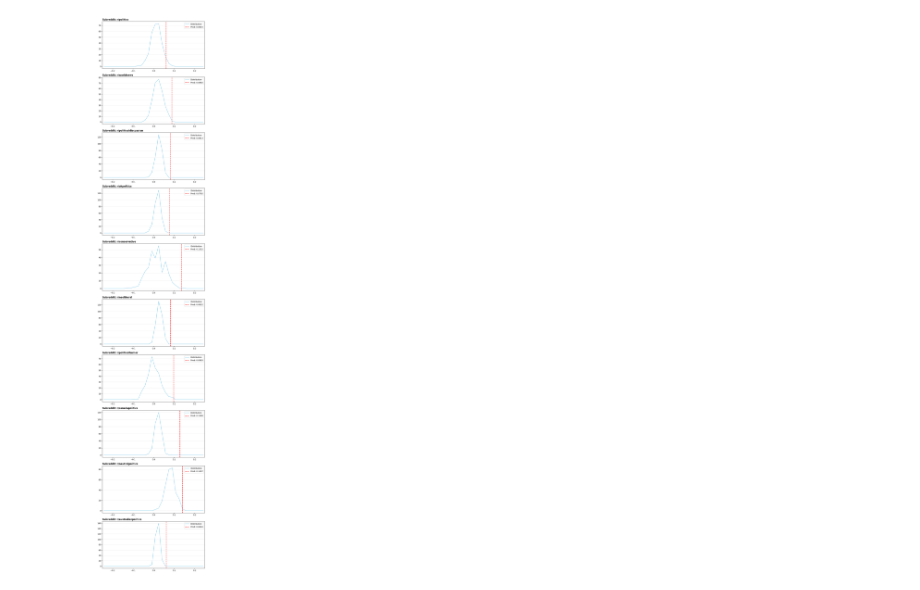
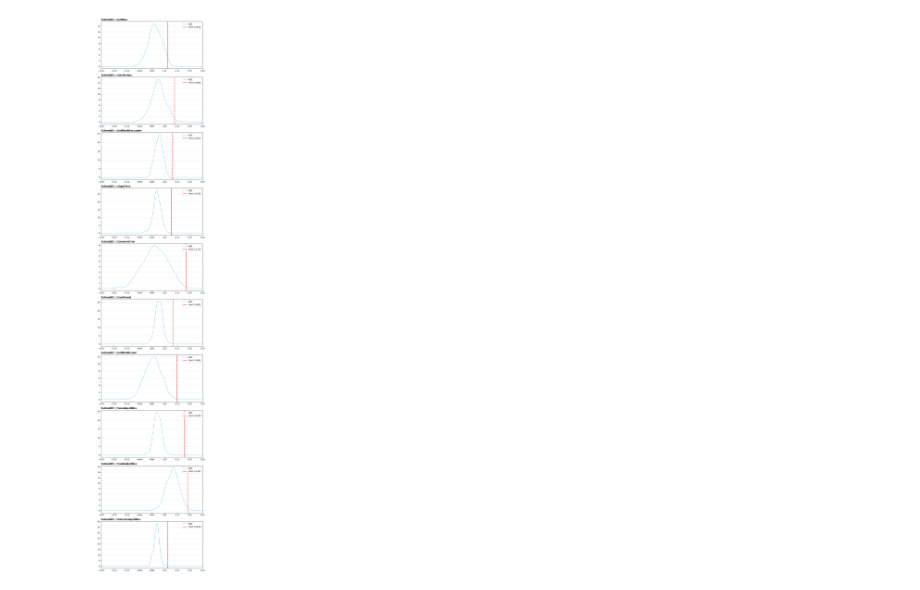
Before and after one commit to gsscala/reddit-graph, a Jupyter notebook: individual_graphs_analysis/ind_graphs.ipynb, the cells around one changed output. Saved outputs shown, nothing was run; the diff lists cells and outputs as text; code cells hidden in the pictures.

Commit message:
estimating distribution

```diff
--- a/individual_graphs_analysis/ind_graphs.ipynb
+++ b/individual_graphs_analysis/ind_graphs.ipynb
@@ -47,7 +31,9 @@ df
+# %%
+null_triangles = calculate_triangles_null_graph(graphs, null_models)
 # %%
 # IN DEVELOPMENT: NON_BINARY_METRIC
 
-results_nb, distributions_nb = non_binary_metric(triangles_graph, calculate_triangles_null_graph(graphs, null_models))
+results_nb, distributions_nb = non_binary_metric(triangles_graph, null_triangles)
 results_nb
 # %% [output]
 |  | prod | mean | std | z-score |
@@ -65,37 +85,37 @@ results_nb
 # %%
 # 1. Create a figure with a subplot for each subreddit
 num_subs = len(distributions_nb)
 fig, axes = plt.subplots(num_subs, 1, figsize=(8, 4 * num_subs))
 
 # Handle the case where there's only 1 subreddit (axes wouldn't be a list)
 if num_subs == 1:
     axes = [axes]
 
 for i, (subreddit, distribution) in enumerate(distributions_nb.items()):
     ax = axes[i]
 
-    # 2. Calculate the histogram data manually to plot only the "top points"
-    # We use density=True if you want the area to scale, or False for raw counts
-    counts, bin_edges = np.histogram(distribution, bins=30, range=(-0.25, 0.25))
-    bin_centers = (bin_edges[:-1] + bin_edges[1:]) / 2
+    # 2. Compute a kernel density estimate instead of a raw histogram
+    from scipy.stats import gaussian_kde
 
-    # 3. Plot the 'top points' as a step or line plot
-    ax.plot(bin_centers, counts, color='skyblue', label='Distribution')
+    kde = gaussian_kde(distribution)
+    x_vals = np.linspace(-0.2, 0.2, 300)
+    y_vals = kde(x_vals)
+    ax.plot(x_vals, y_vals, color='skyblue', label='KDE')
 
     # 4. Plot and highlight the specific 'prod' value
     prod_val = results_nb.loc[subreddit, "prod"]
     ax.axvline(prod_val, color='red', linestyle='--', linewidth=2, label=f'Prod: {prod_val:.4f}')
 
     # Formatting
     ax.set_title(f"Subreddit: r/{subreddit}", loc='left', fontweight='bold')
-    ax.set_xlim(-0.25, 0.25)
+    ax.set_xlim(-0.2, 0.2)
     ax.legend(loc='upper right')
     ax.grid(axis='y', alpha=0.3)
 
 plt.tight_layout()
 plt.show()
 # %% [output]
-[figure, old version]
+[figure, new version]
 # %%
 results_b, distributions_b = calculate_balance_metrics(graphs, null_models, NumberOfRandoms)
 results_b
```
Also changed, not shown: parts of 12 cells of this notebook, 2 other files.
